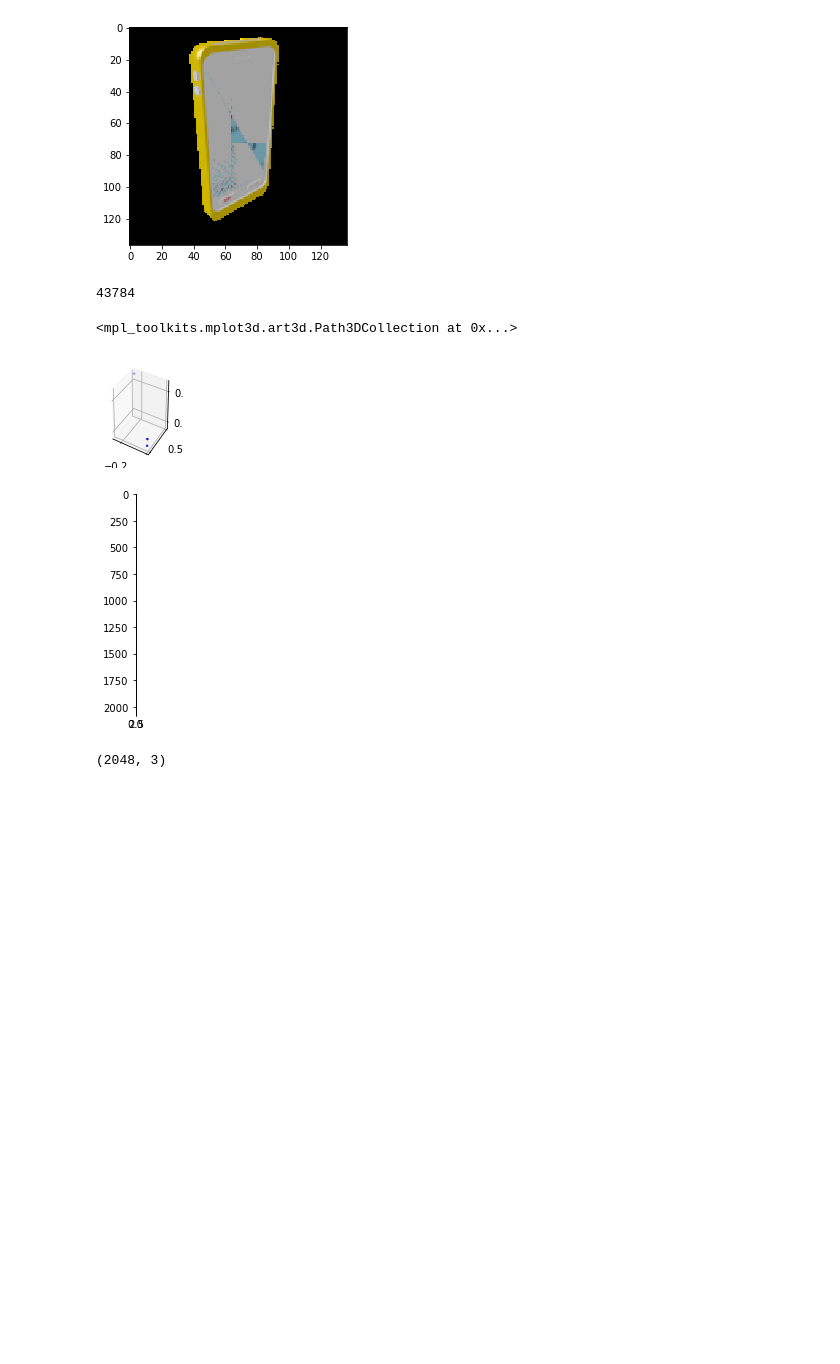
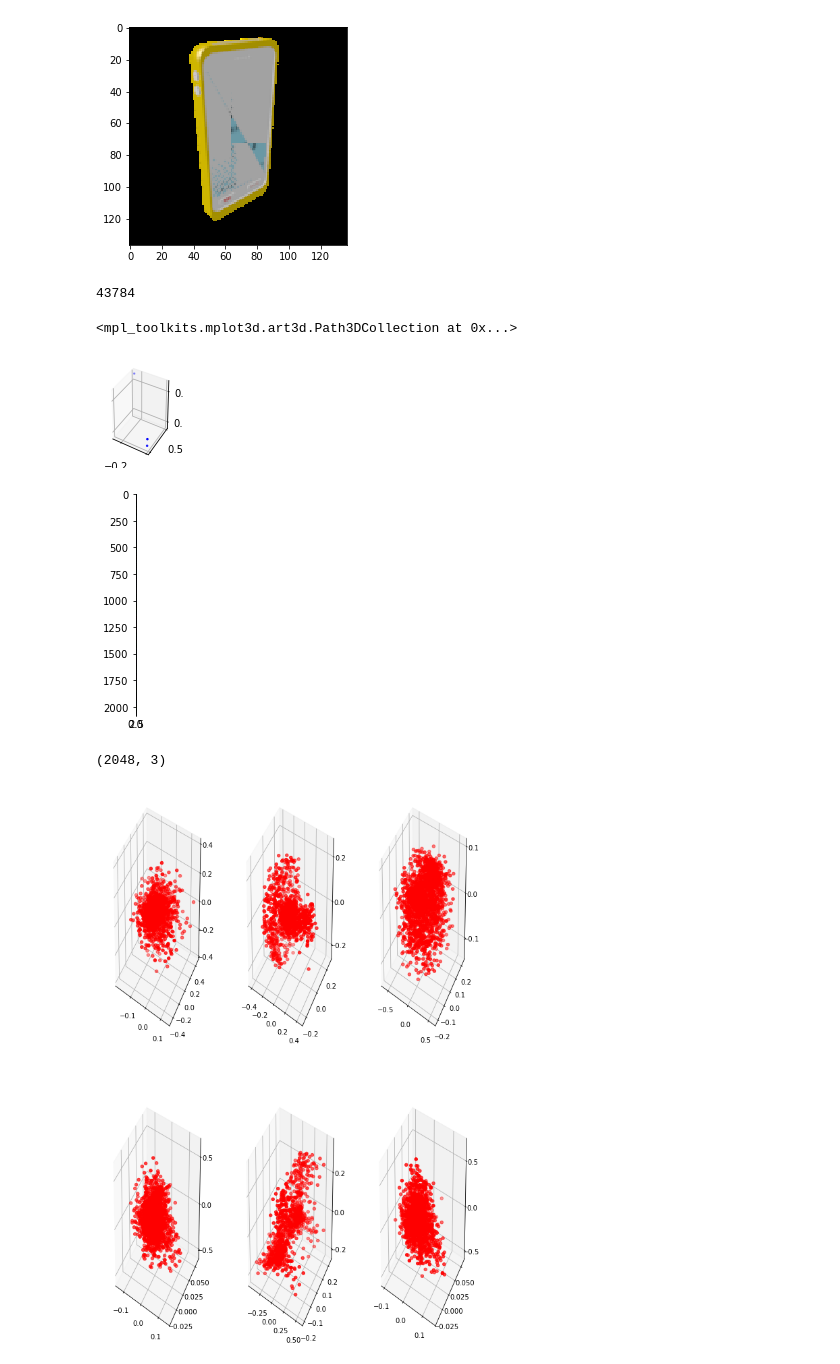
Before and after one commit to Gitikameher/A-Point-Set-Generation-Network-for-3D-Object-Reconstruction-from-a-Single-Image, a Jupyter notebook: Ajit.ipynb, the cells around one changed output. Cells and saved outputs as stored; diff of their text form; code cells hidden in the pictures; blank space fills up the shorter version.

Commit message:
Adding visualization code and another notebook

```diff
--- a/Ajit.ipynb
+++ b/Ajit.ipynb
@@ -198,0 +226,68 @@ point_cloud.shape
+# %%
+
+
+# Decide on GPU or CPU
+# if torch.cuda.is_available():
+#     gpu_or_cpu = torch.device('cuda')
+# else:
+gpu_or_cpu = torch.device('cpu')
+
+image_root = "/datasets/cs253-wi20-public/ShapeNetRendering/"
+point_cloud_root = "/datasets/cs253-wi20-public/ShapeNet_pointclouds/"
+
+num_epochs = 20
+batch_size = 64
+shuffle = True
+num_workers = 8
+use_2048 = True
+img_size = 227 # I don't know why, but this has to be 227!
+learning_rate = 5e-4
+num_points = 2500
+transform = transforms.Compose([transforms.Resize(img_size,interpolation=2),
+                                transforms.CenterCrop(img_size),transforms.ToTensor()])
+
+
+
+path_test = 'test_data.txt'
+test_data = read_from_file(path_test)
+
+test_data_loader = get_loader(image_root, point_cloud_root, test_data, use_2048,
+                         transform, batch_size, shuffle, num_workers)
+
+
+model = torch.load('Baseline_DL_Vis.pt', map_location=torch.device('cpu'))
+model.eval()
+
+
+
+
+for i, (image, point_cloud) in enumerate(test_data_loader):
+    image, point_cloud = Variable(image, requires_grad = False), Variable(point_cloud, requires_grad = False)
+
+    image, point_cloud = image.float().to(device=gpu_or_cpu), point_cloud.float().to(device=gpu_or_cpu)
+    pred = model(image)
+#     dist1, dist2 = chamferDist(pred, point_cloud)
+#     loss = (torch.mean(dist1)) + (torch.mean(dist2))
+
+#     print('pred size = ', pred.size())
+    pred = pred.to('cpu')
+
+
+    out = []
+
+    for p in pred:
+        out.append(p.detach().numpy())
+
+#     print('type(out) = ', type(out))
+
+
+
+
+
+    # Visualize the prediction
+#     print('asdf')
+    Visualize(out).ShowRandom()
+
+    break
+# %% [output]
+[figure, added]
```
Also changed, not shown: parts of 15 cells of this notebook, 6 other files.
